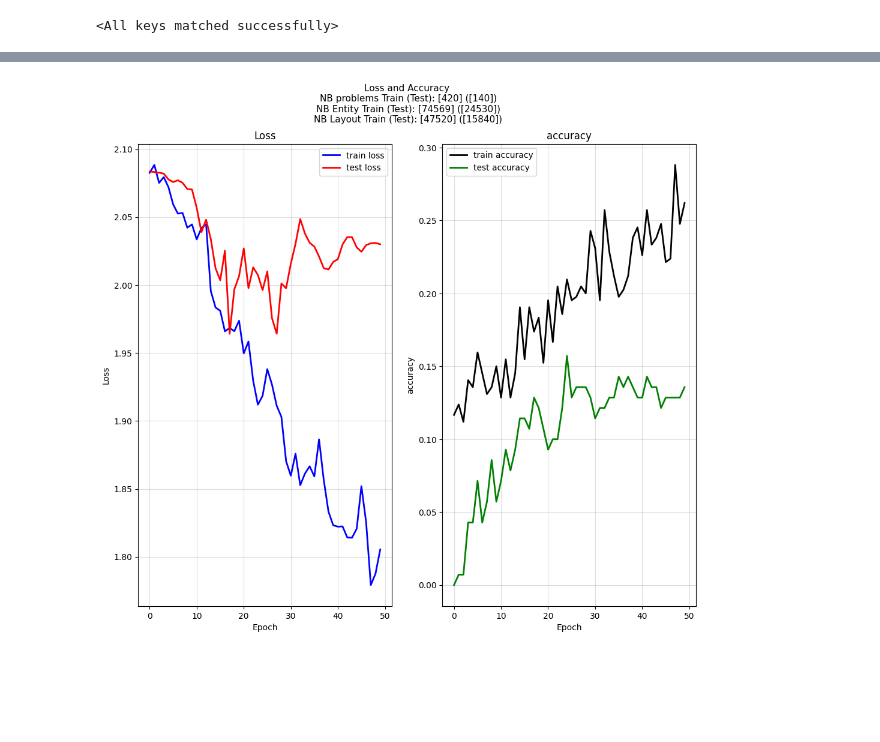
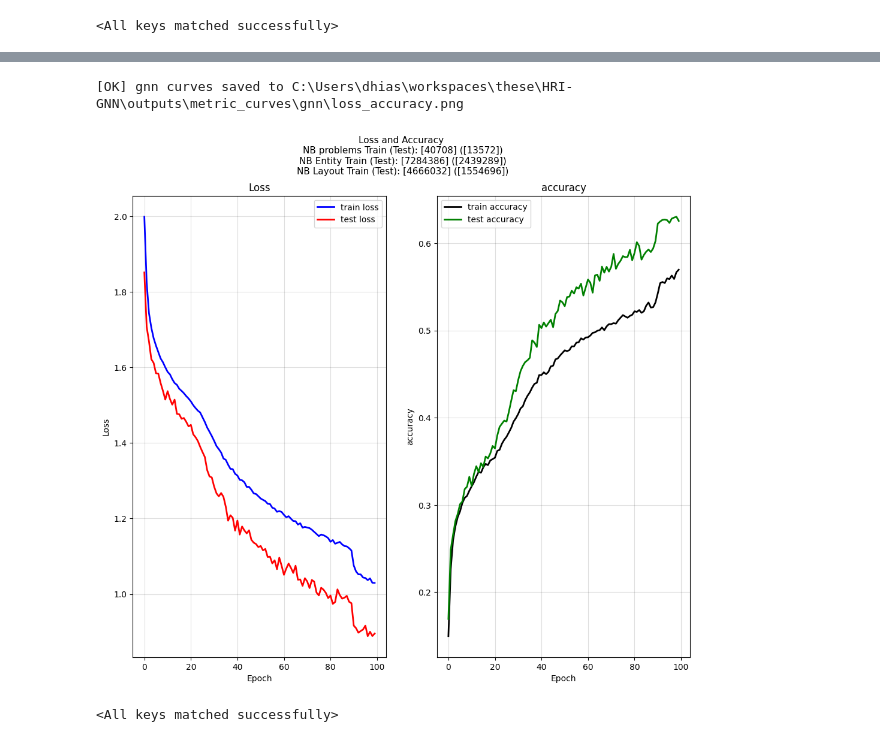
Before and after one commit to DhiaEddineSaidi/HRI-GNN, a Jupyter notebook: notebooks/reasoning_system_gnn_encoder.ipynb, the cells around one changed output, grey strips where cells are left out. Saved outputs shown, nothing was run; the diff lists cells and outputs as text; code cells hidden in the pictures; blank space fills up the shorter version.

```diff
--- a/notebooks/reasoning_system_gnn_encoder.ipynb
+++ b/notebooks/reasoning_system_gnn_encoder.ipynb
@@ -523,8 +560,8 @@ from hri_gnn.config.const import SPLITS
 torch.manual_seed(92)
 random.seed(92)
 
-DATASET = 'raven-100'
-PERCENTAGE_LIMIT = 1
+DATASET = 'raven-20000'
+PERCENTAGE_LIMIT = 0.2
 BATCH_SIZE = 128
 
 # active_configs = [Configuration.CENTER_SINGLE.value]
@@ -543,4 +580,6 @@ for split in SPLITS:
                                             batch_size=BATCH_SIZE,
                                             shuffle= split == 'train',
                                             collate_fn=precomputed_collate,
-                                            num_workers=4)
+                                            num_workers=4,
+                                            persistent_workers=True,
+                                            pin_memory=True)
@@ -567,7 +610,7 @@ scheduler = torch.optim.lr_scheduler.ReduceLROnPlateau(
 train_only = False
 active_edge_types = None # all edges are activated
 include_columns = True
-epochs = 50
+epochs = 100
 
 history_dict = {}
 # for config in active_configs:
@@ -614,37 +657,39 @@ Epoch 11/50 - Train Loss: 2.0336 | Train Acc: 0.1286 | Test Loss: 2.0568 | Test
 # %%
 # read json history_dict
 output_path = paths.get_output_path()
 train_only=False
-# for config in Configuration.all()[:1]:
-    # history_dict_path = output_path /"history"/"gnn"/f"training_history_{config}.json"
-    # with open(history_dict_path, 'r') as json_file:
-    #     history_dict = json.load(json_file)
-        # print(history_dict)
 cfg_history_dict = history
 fig, axes = plt.subplots(nrows=1, ncols=2, figsize=(12,10))
 subtitle = f"Loss and Accuracy \n"
 subtitle +=f"NB problems Train (Test): {cfg_history_dict["train_number_of_problems"]} ({cfg_history_dict["test_number_of_problems"]})\n"
 subtitle +=f"NB Entity Train (Test): {cfg_history_dict["train_entity"]} ({cfg_history_dict["test_entity"]})\n"
 subtitle +=f"NB Layout Train (Test): {cfg_history_dict["train_layout"]} ({cfg_history_dict["test_layout"]})"
 fig.suptitle(subtitle, fontsize=11)
 axes[0].plot(range(epochs), cfg_history_dict['train_loss'] , color='blue', linewidth=2, label='train loss')
 if not train_only:
     axes[0].plot(range(epochs), cfg_history_dict['test_loss'] , color='red', linewidth=2, label='test loss')
 axes[0].set_title(f'Loss')
 axes[0].set_xlabel('Epoch')
 axes[0].set_ylabel('Loss')
 axes[0].legend()
 axes[0].grid(True, alpha=0.2, color='#555')
 axes[1].plot(range(epochs), cfg_history_dict['train_accuracy'],color="black",linewidth=2, label=f'train accuracy')
 if not train_only:
     axes[1].plot(range(epochs), cfg_history_dict['test_accuracy'],color="green",linewidth=2, label=f'test accuracy')
 axes[1].set_title(f'accuracy')
 axes[1].set_xlabel('Epoch')
 axes[1].set_ylabel('accuracy')
 axes[1].legend()
 axes[1].grid(True, alpha=0.2, color='#555')
-# gnn_curves_path = output_path/"metric_curves"/"gnn"/f"{config}_loss_accuracy.png"
-# plt.savefig(gnn_curves_path)
-# print(f"\n[OK] {config} curves saved to {gnn_curves_path}")
+gnn_curves_path = output_path/"metric_curves"/"gnn"/f"loss_accuracy.png"
+plt.savefig(gnn_curves_path)
+print(f"\n[OK] gnn curves saved to {gnn_curves_path}")
 # %% [output]
+[OK] gnn curves saved to C:\Users\dhias\workspaces\these\HRI-GNN\outputs\metric_curves\gnn\loss_accuracy.png
-[figure, old version]
+[figure, new version]
+# %%
+# Load best checkpoint and keep going
+gnn_model = RavenGnnModel(GRAPH_NODE_TYPES, hidden_dim=64, num_layers=3, dropout=0.2).to("cuda")
+gnn_model.load_state_dict(torch.load(output_path/'models'/'gnn_model_best.pth'))
+# %% [output]
+<All keys matched successfully>
```
Also changed, not shown: parts of 42 cells of this notebook, 46 other files.
